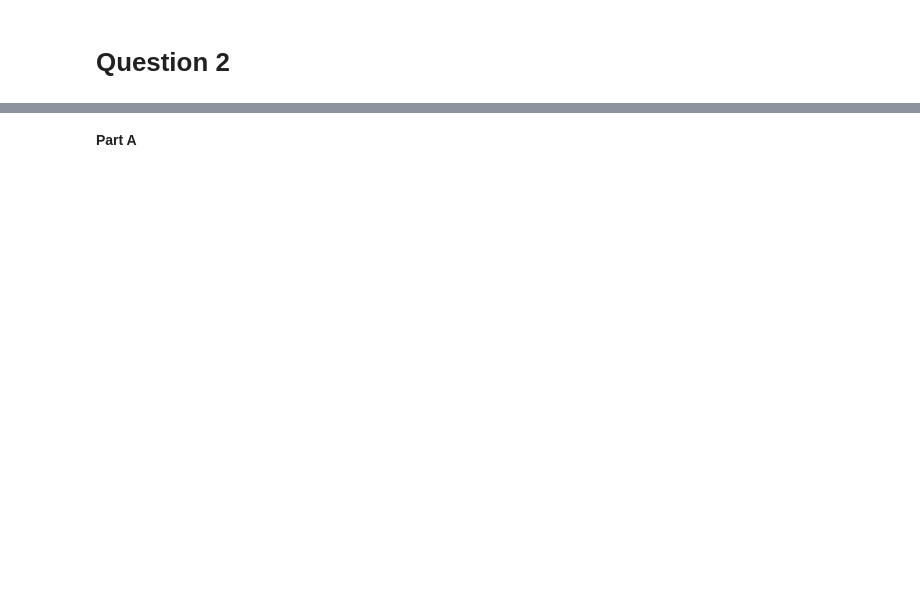
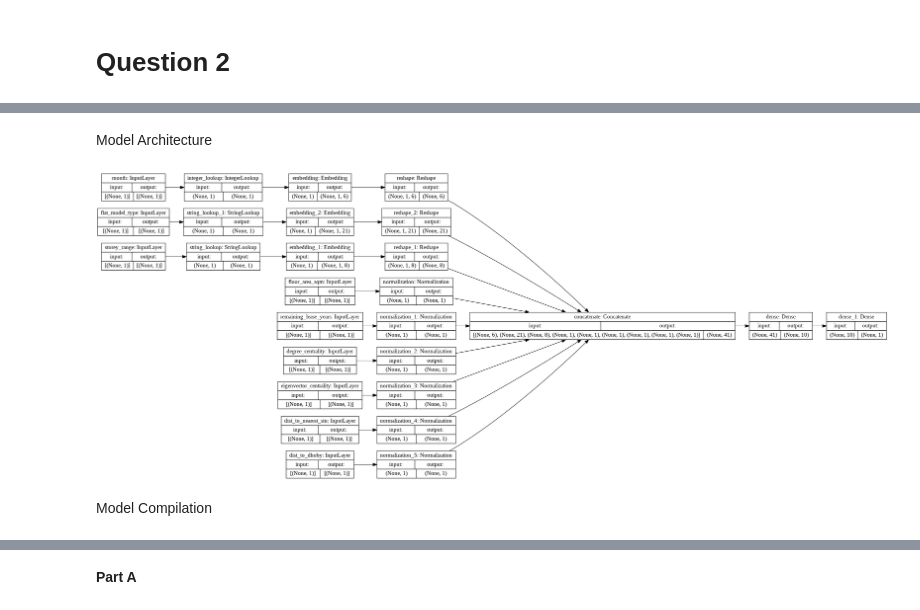
Before and after one commit to kirath2205/Neural-Network-Assignment-1, a Jupyter notebook: start_1b_Final.ipynb, the cells around one changed output, grey strips where cells are left out. Saved outputs shown, nothing was run; the diff lists cells and outputs as text; code cells hidden in the pictures; blank space fills up the shorter version.

```diff
--- a/start_1b_Final.ipynb
+++ b/start_1b_Final.ipynb
@@ -74,6 +74,23 @@ def encode_categorical_feature(feature, name, dataset, is_string):
     # Turn the string input into integer indices
     encoded_feature = lookup(feature)
     return encoded_feature
+
+
+def encode_categorical_feature_for_embeddings(feature, name, dataset, is_string):
+    lookup_class = StringLookup if is_string else IntegerLookup
+    # Create a lookup layer which will turn strings into integer indices
+    lookup = lookup_class(output_mode="int") # NOTE: as mentioned in the question paper, this actually does one-hot encoding. You could replace 'binary' with 'one_hot' if you wish to.
+
+    # Prepare a Dataset that only yields our feature
+    feature_ds = dataset.map(lambda x, y: x[name])
+    feature_ds = feature_ds.map(lambda x: tf.expand_dims(x, -1))
+
+    # Learn the set of possible string values and assign them a fixed integer index
+    lookup.adapt(feature_ds)
+
+    # Turn the string input into integer indices
+    encoded_feature = lookup(feature)
+    return encoded_feature
 # %% [markdown]
 # Question 1
 # %% [markdown]
@@ -311,0 +441,8 @@ plt.scatter(y_true_128, y_pred_128)
+# %% [markdown]
+Model Architecture
+# %%
+keras.utils.plot_model(model2, show_shapes=True, rankdir="LR")
+# %% [output]
+[figure, added]
+# %% [markdown]
+Model Compilation
```
Also changed, not shown: parts of 57 cells of this notebook.
